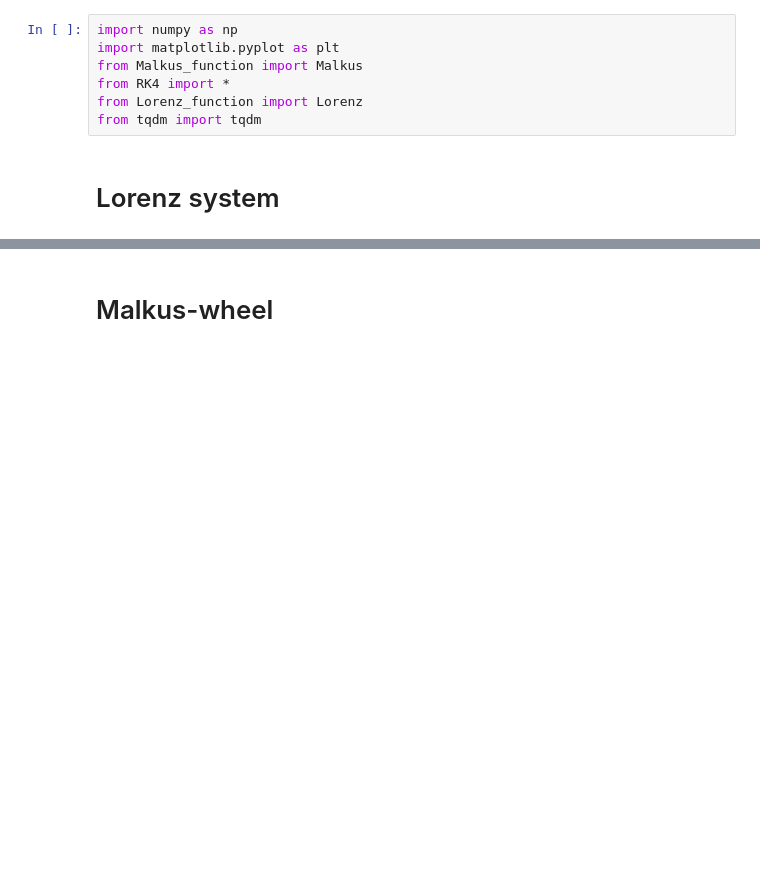
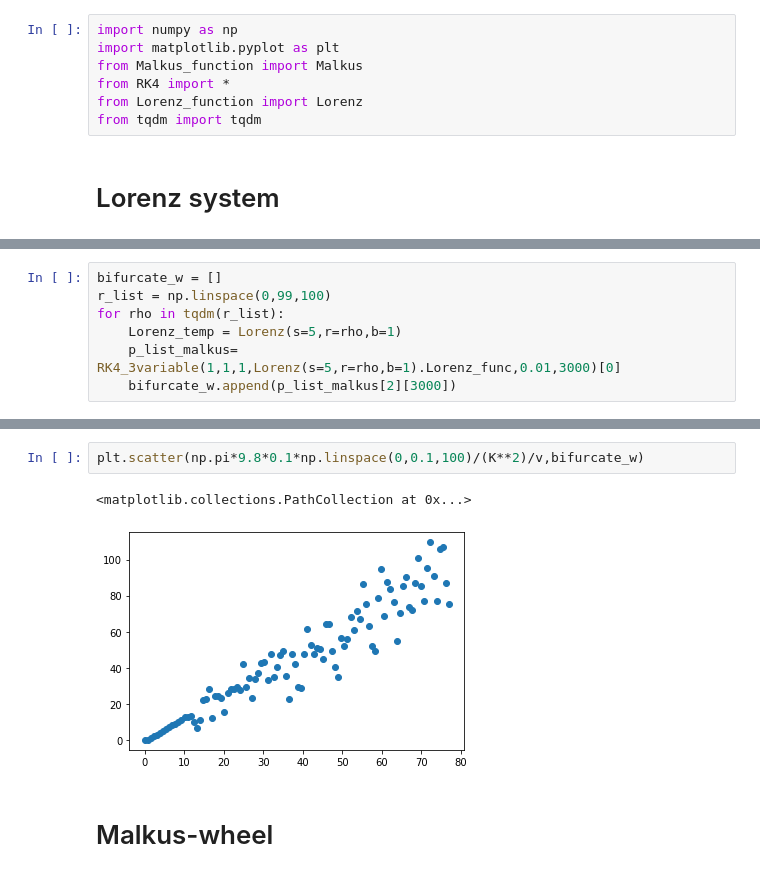
Before and after one commit to MunjungKim/Malkus-wheel, a Jupyter notebook: Malkus_wheel.ipynb, the cells around one changed output, grey strips where cells are left out. Drawn from its saved outputs; the diff is of its cells as text; blank space fills up the shorter version.

```diff
--- a/Malkus_wheel.ipynb
+++ b/Malkus_wheel.ipynb
@@ -69,0 +72,7 @@ ax.scatter(p_list_malkus[0][0,:],p_list_malkus[0][1,:],p_list_malkus[0][2,:])
+# %%
+bifurcate_w = []
+r_list = np.linspace(0,99,100)
+for rho in tqdm(r_list):
+    Lorenz_temp = Lorenz(s=5,r=rho,b=1)
+    p_list_malkus= RK4_3variable(1,1,1,Lorenz(s=5,r=rho,b=1).Lorenz_func,0.01,3000)[0]
+    bifurcate_w.append(p_list_malkus[2][3000])
@@ -70,2 +86,7 @@ ax.scatter(p_list_malkus[0][0,:],p_list_malkus[0][1,:],p_list_malkus[0][2,:])
+# %%
+plt.scatter(np.pi*9.8*0.1*np.linspace(0,0.1,100)/(K**2)/v,bifurcate_w)
+# %% [output]
+<matplotlib.collections.PathCollection at 0x...>
+[figure, added]
 # %% [markdown]
 # Malkus-wheel
```
Also changed, not shown: parts of 32 cells of this notebook, 2 other files.
